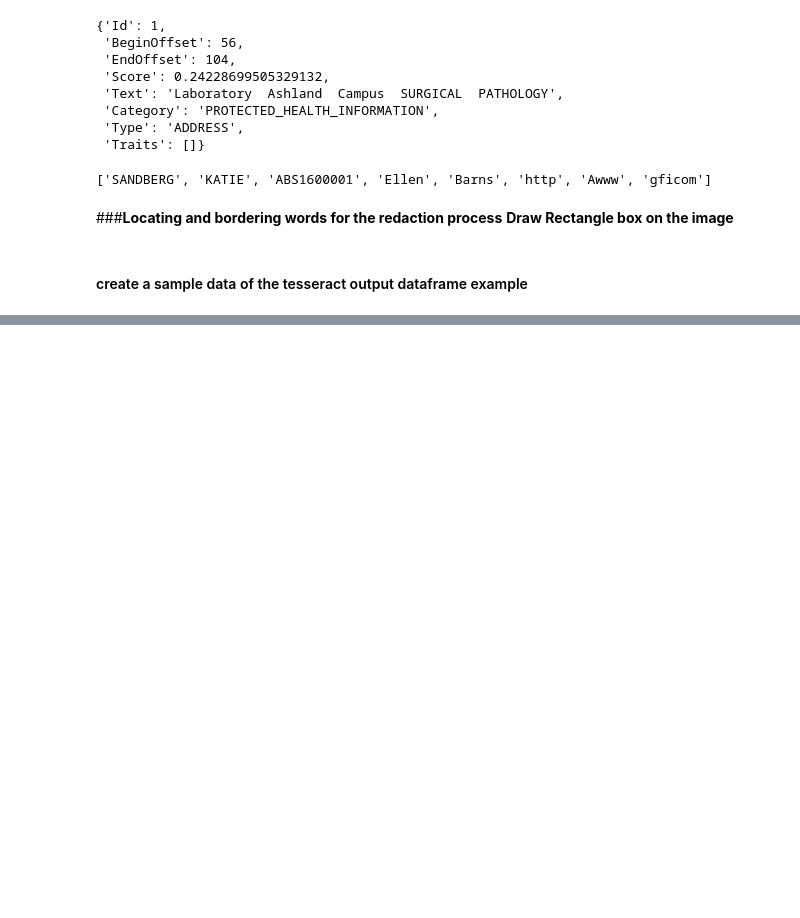
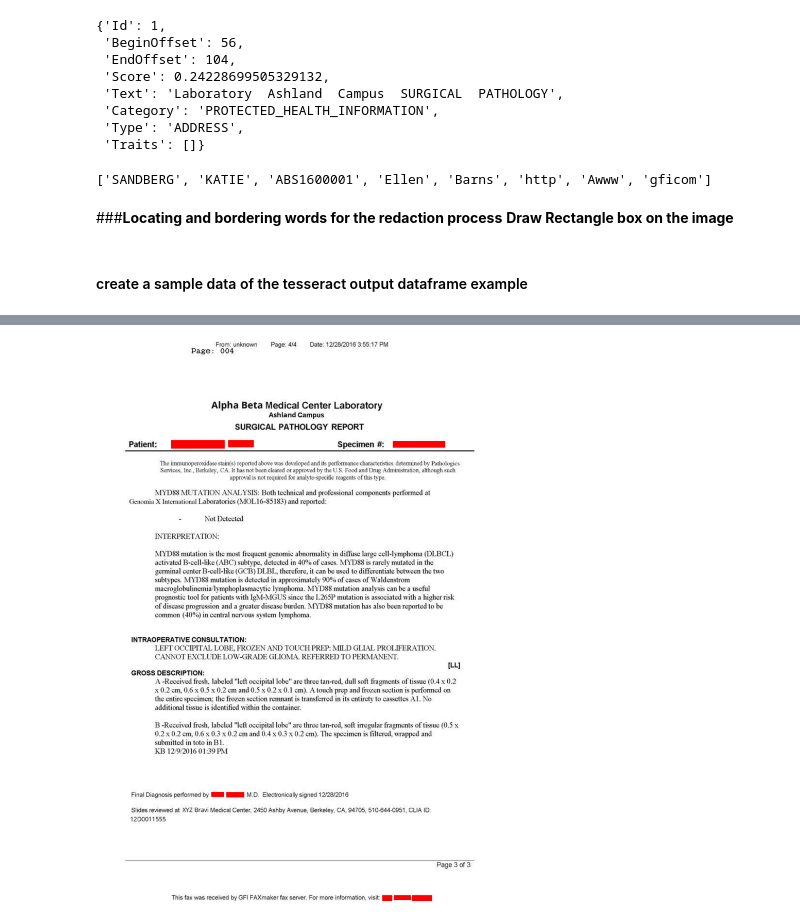
Before and after one commit to LinqingZ/BTTAI, a Jupyter notebook: refined_and_combined_notebook.ipynb, the cells around one changed output, grey strips where cells are left out. Saved outputs shown, nothing was run; the diff lists cells and outputs as text; code cells hidden in the pictures; blank space fills up the shorter version.

```diff
--- a/refined_and_combined_notebook.ipynb
+++ b/refined_and_combined_notebook.ipynb
@@ -489,0 +497,4 @@ cover_text(image_path, page_num, store_path, df, list_redact, color='green', wid
+# %%
+image
+# %% [output]
+[figure, added]
```
Also changed, not shown: parts of 5 cells of this notebook.
